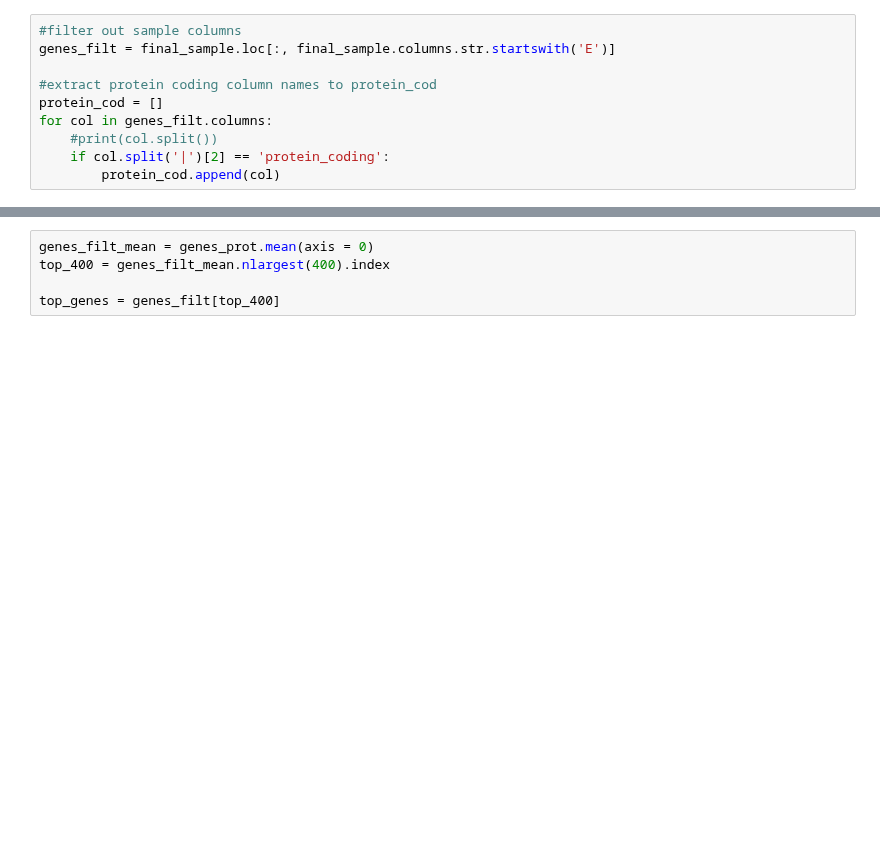
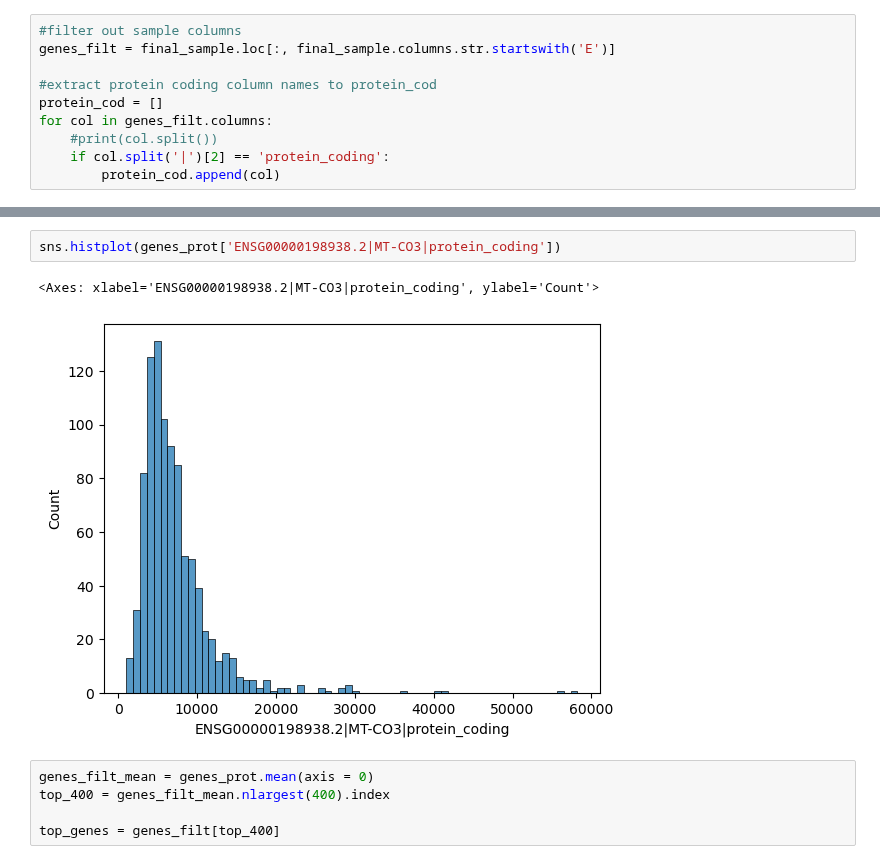
Before and after one commit to l1joseph/Multiscale_HRD_Classifier, a Jupyter notebook: prelim_analysis/decouplR_analysis.ipynb, the cells around one changed output, grey strips where cells are left out. Cells and saved outputs as stored; diff of their text form; blank space fills up the shorter version.

```diff
--- a/prelim_analysis/decouplR_analysis.ipynb
+++ b/prelim_analysis/decouplR_analysis.ipynb
@@ -94,3 +127,8 @@ genes_prot = genes_filt[protein_cod]
+# %%
+sns.histplot(genes_prot['ENSG00000198938.2|MT-CO3|protein_coding'])
+# %% [output]
+<Axes: xlabel='ENSG00000198938.2|MT-CO3|protein_coding', ylabel='Count'>
+[figure, added]
 # %%
 genes_filt_mean = genes_prot.mean(axis = 0)
 top_400 = genes_filt_mean.nlargest(400).index
```
Also changed, not shown: parts of 17 cells of this notebook, 3 other files.
